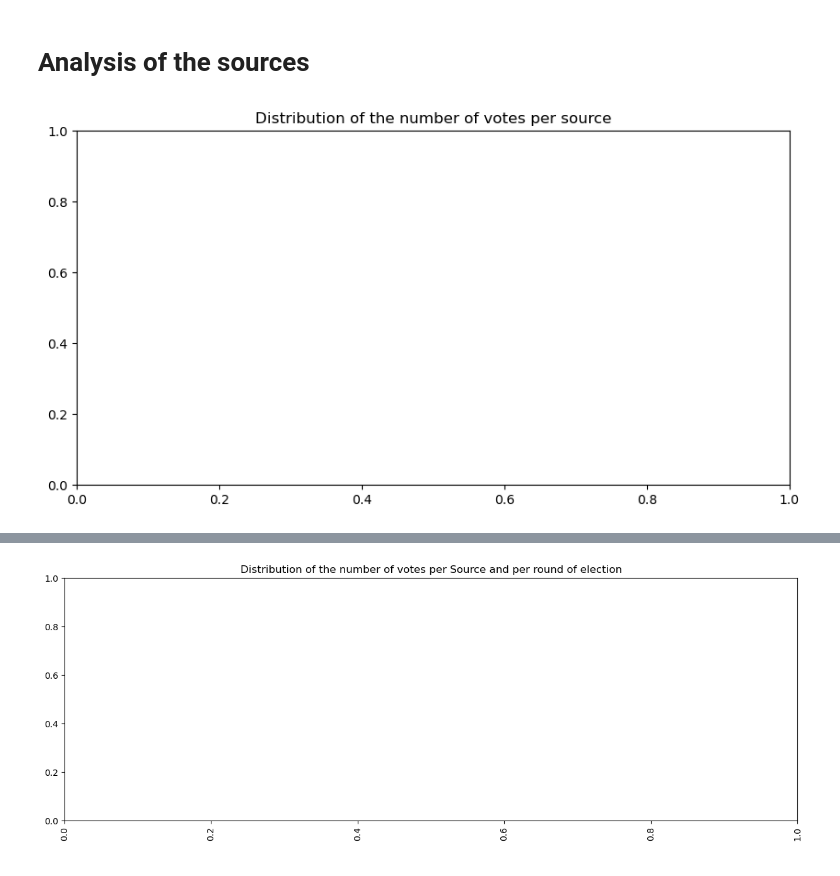
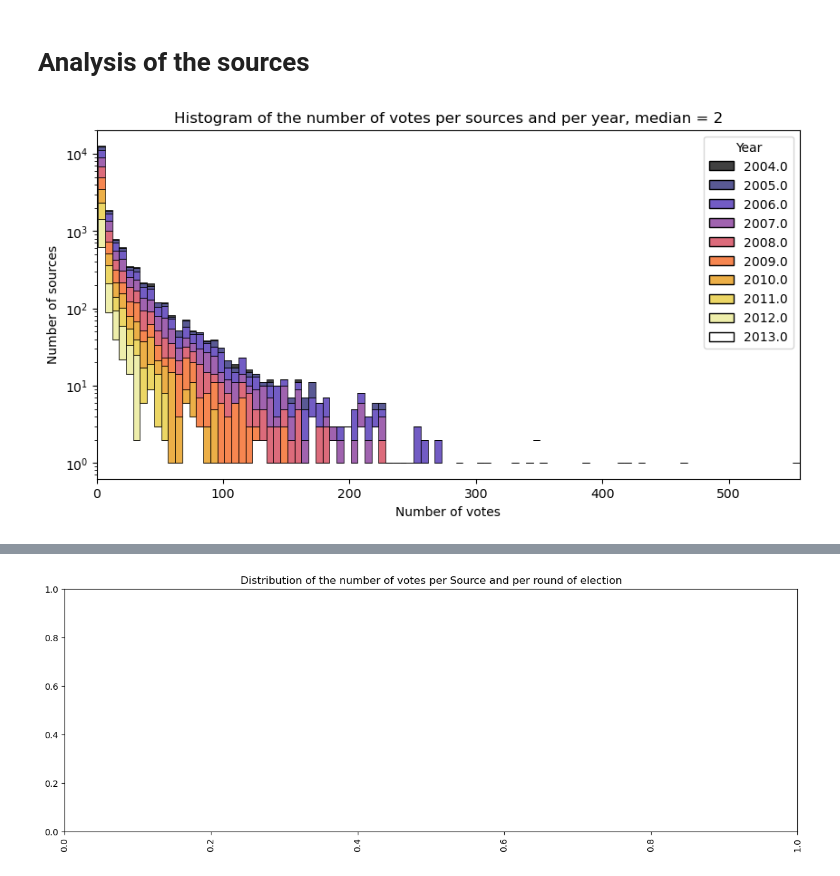
Before and after one commit to epfl-ada/ada-2023-project-abracadabra, a Jupyter notebook: time_series2.ipynb, the cells around one changed output, grey strips where cells are left out. Cells and saved outputs as stored; diff of their text form; code cells hidden in the pictures.

Commit message:
analysis of the sources and global trend of the voting time

```diff
--- a/time_series2.ipynb
+++ b/time_series2.ipynb
@@ -153,11 +172,6 @@ plot_prediction_scores(scores)
 # %% [markdown]
 # Analysis of the sources
-# %%
-# Distribution of the number of votes per source (histogram)
-def plot_vote_distribution(df, col):
-    plt.figure(figsize=(10, 5))
-    plt.title('Distribution of the number of votes per source')
-    plt.show()
-plot_vote_distribution(df, 'Source')
-# %% [output]
-[figure, removed]
+# %%
+plot_nb_votes_per_source(df_vote_evolution)
+# %% [output]
+[figure, added]
```
Also changed, not shown: parts of 16 cells of this notebook, 2 other files.
